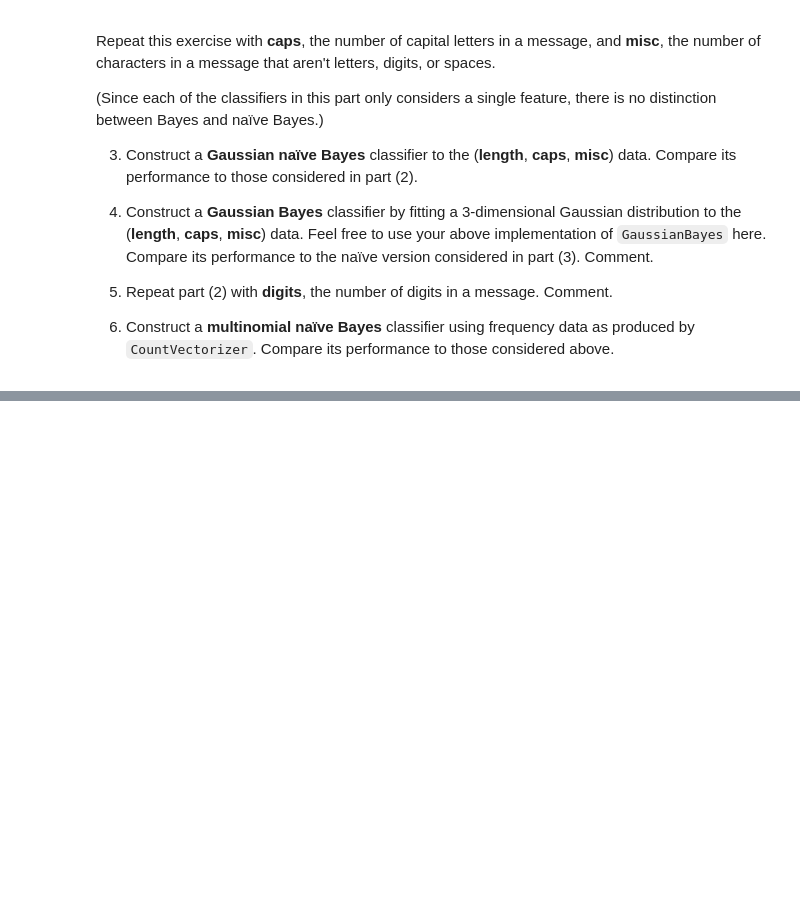
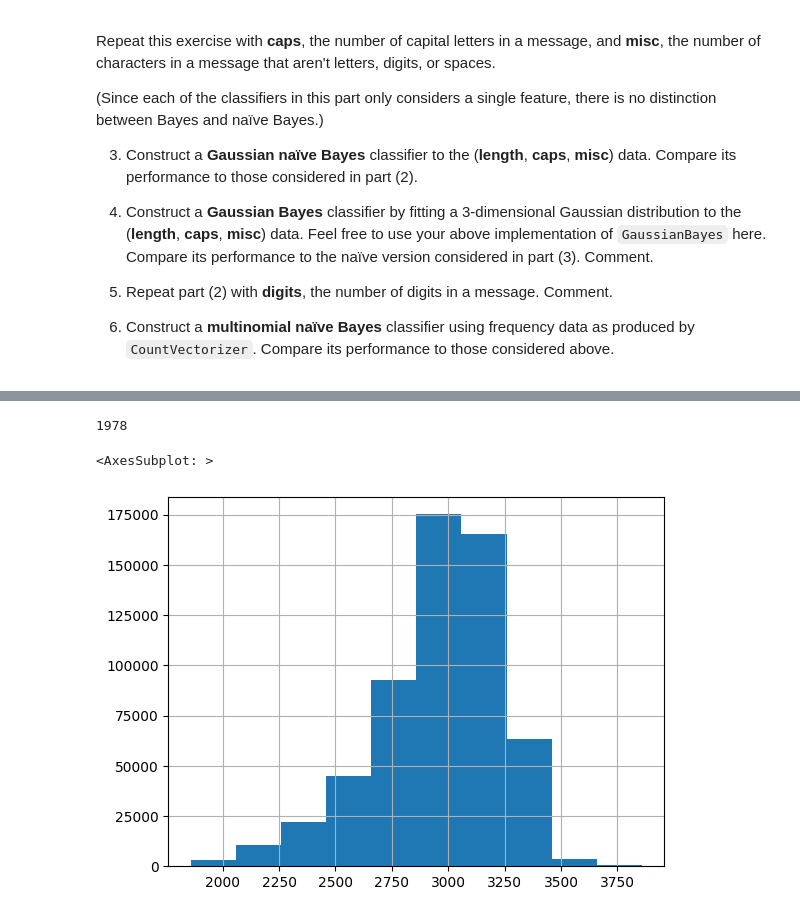
Before and after one commit to avoytkiv/MDSA-UofC, a Jupyter notebook: DATA607/assignments/Assignment-2.ipynb, the cells around one changed output, grey strips where cells are left out. Drawn from its saved outputs; the diff is of its cells as text; code cells hidden in the pictures; blank space fills up the shorter version.

```diff
--- a/DATA607/assignments/Assignment-2.ipynb
+++ b/DATA607/assignments/Assignment-2.ipynb
@@ -206,0 +589,14 @@ df.head()
+# %%
+from sklearn.datasets import fetch_covtype
+covtype = fetch_covtype(as_frame=True)
+# %%
+# Check unique values in the "Elevation" variable
+len(covtype.data["Elevation"].unique())
+# %% [output]
+1978
+# %%
+# Histogram of the "Elevation" variable
+covtype.data["Elevation"].hist()
+# %% [output]
+<AxesSubplot: >
+[figure, added]
```
Also changed, not shown: parts of 20 cells of this notebook.
